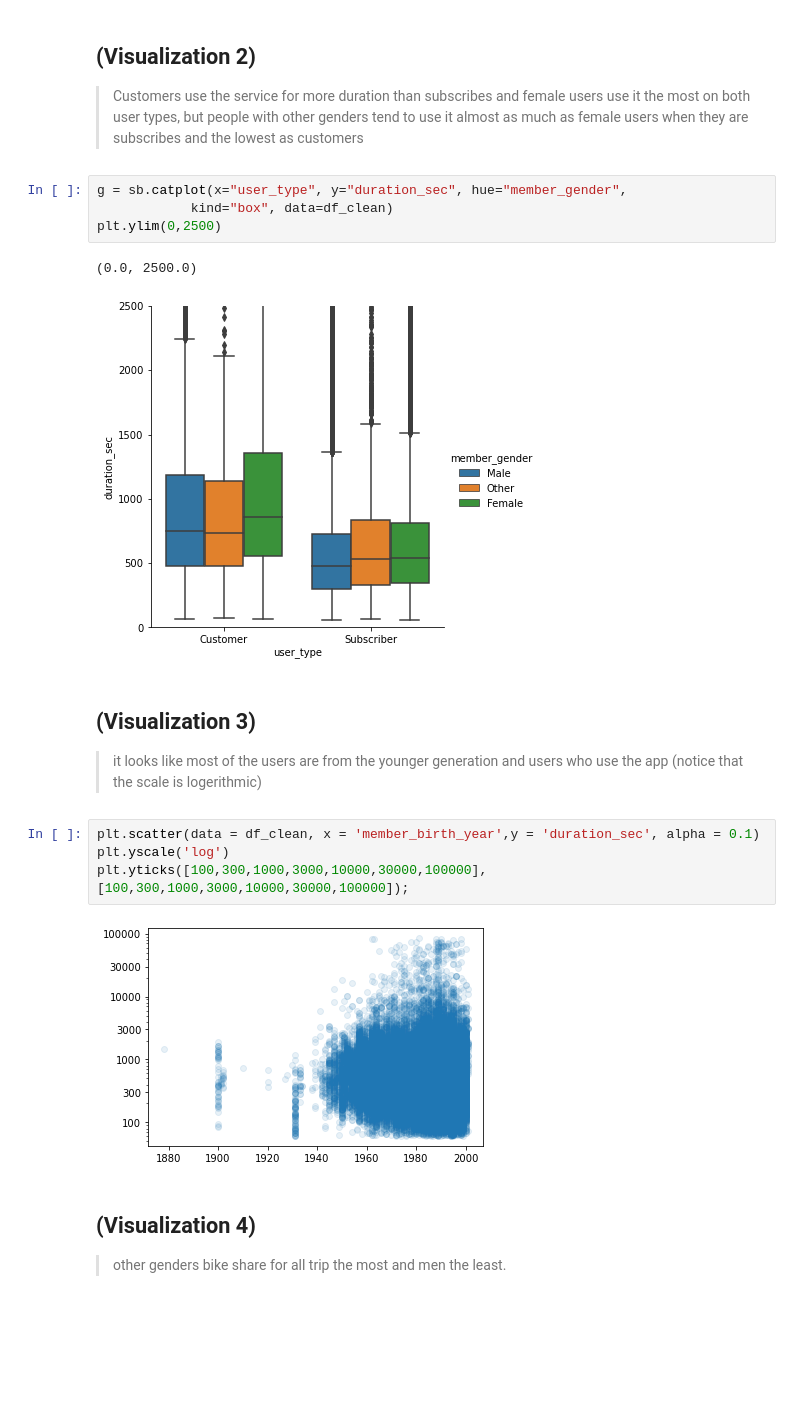
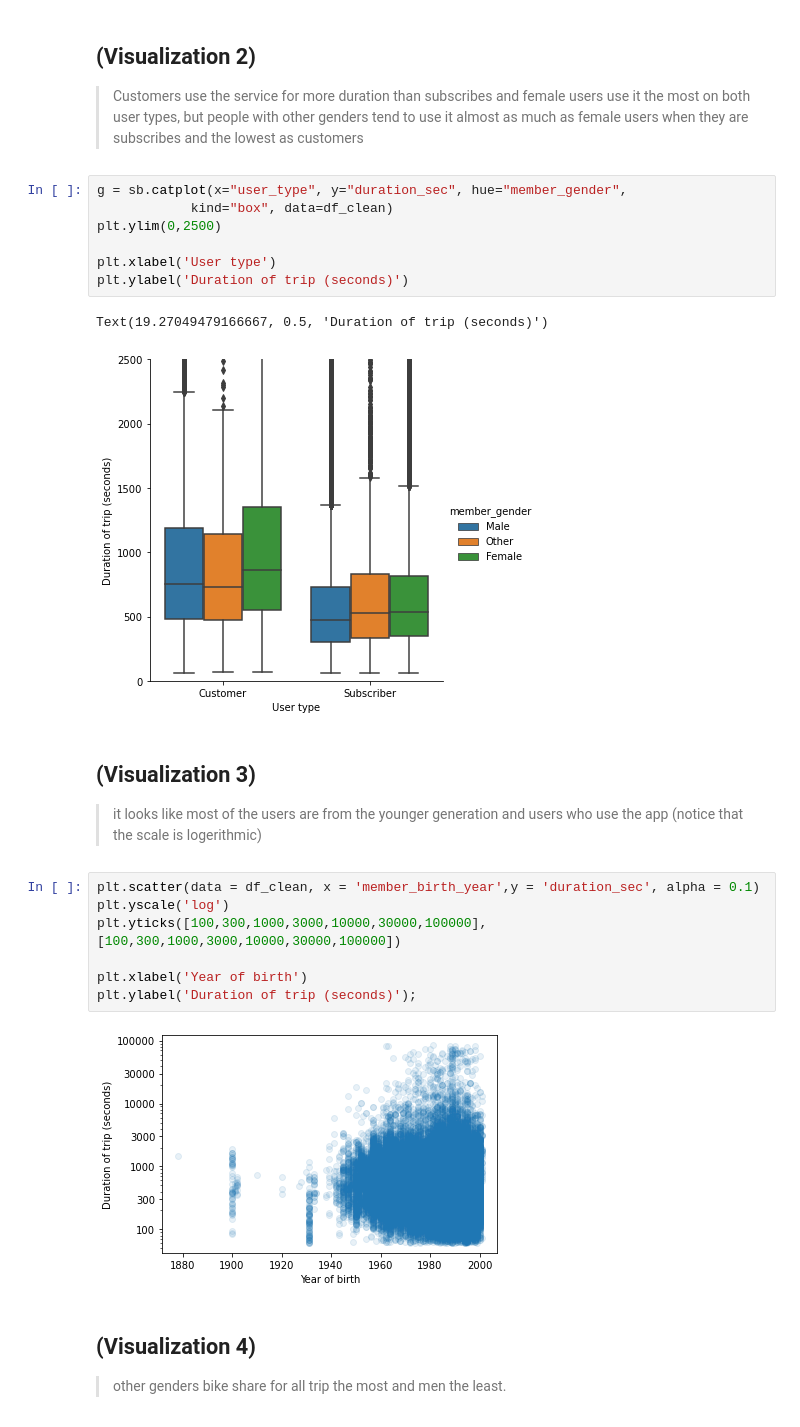
Before and after one commit to AbdelrahmanT/Communicate-Data-Findings-Udacity-Project, a Jupyter notebook: slide_deck_template.ipynb, the cells around one changed output. Drawn from its saved outputs; the diff is of its cells as text; blank space fills up the shorter version.

```diff
--- a/slide_deck_template.ipynb
+++ b/slide_deck_template.ipynb
@@ -51,18 +52,24 @@ plt.show()
 g = sb.catplot(x="user_type", y="duration_sec", hue="member_gender",
             kind="box", data=df_clean)
 plt.ylim(0,2500)
+
+plt.xlabel('User type')
+plt.ylabel('Duration of trip (seconds)')
 # %% [output]
-(0.0, 2500.0)
+Text(19.27049479166667, 0.5, 'Duration of trip (seconds)')
-[figure, old version]
+[figure, new version]
 # %% [markdown]
 ## (Visualization 3)
 > it looks like most of the users are from the younger generation and users who use the app (notice that the scale is logerithmic)
 # %%
 plt.scatter(data = df_clean, x = 'member_birth_year',y = 'duration_sec', alpha = 0.1)
 plt.yscale('log')
-plt.yticks([100,300,1000,3000,10000,30000,100000],[100,300,1000,3000,10000,30000,100000]);
+plt.yticks([100,300,1000,3000,10000,30000,100000],[100,300,1000,3000,10000,30000,100000])
+
+plt.xlabel('Year of birth')
+plt.ylabel('Duration of trip (seconds)');
 # %% [output]
-[figure, old version]
+[figure, new version]
 # %% [markdown]
 ## (Visualization 4)
 > other genders bike share for all trip the most and men the least.
```
Also changed, not shown: parts of 4 cells of this notebook, 1 other file.
